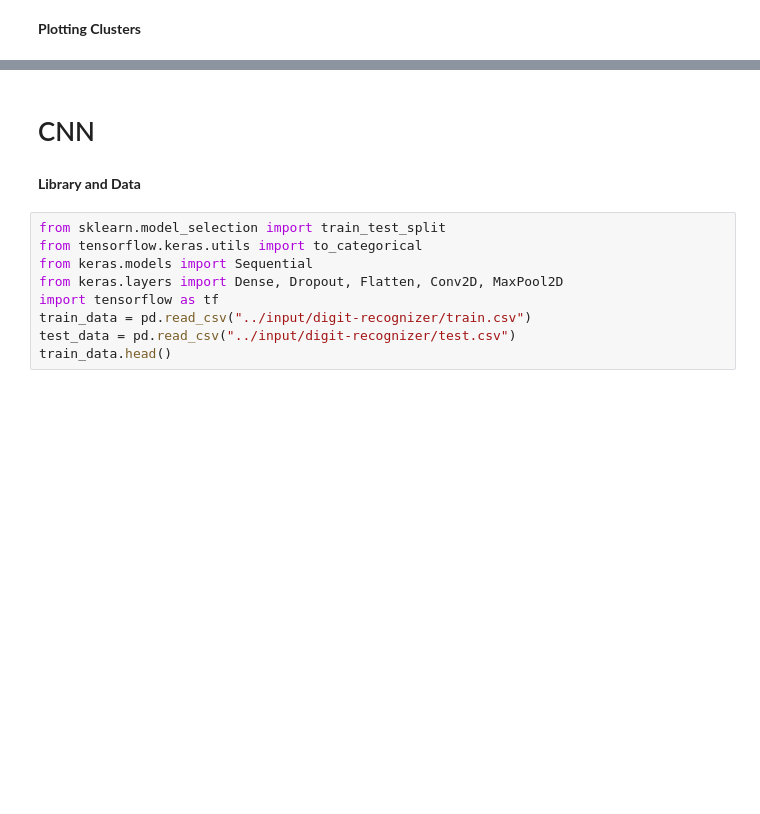
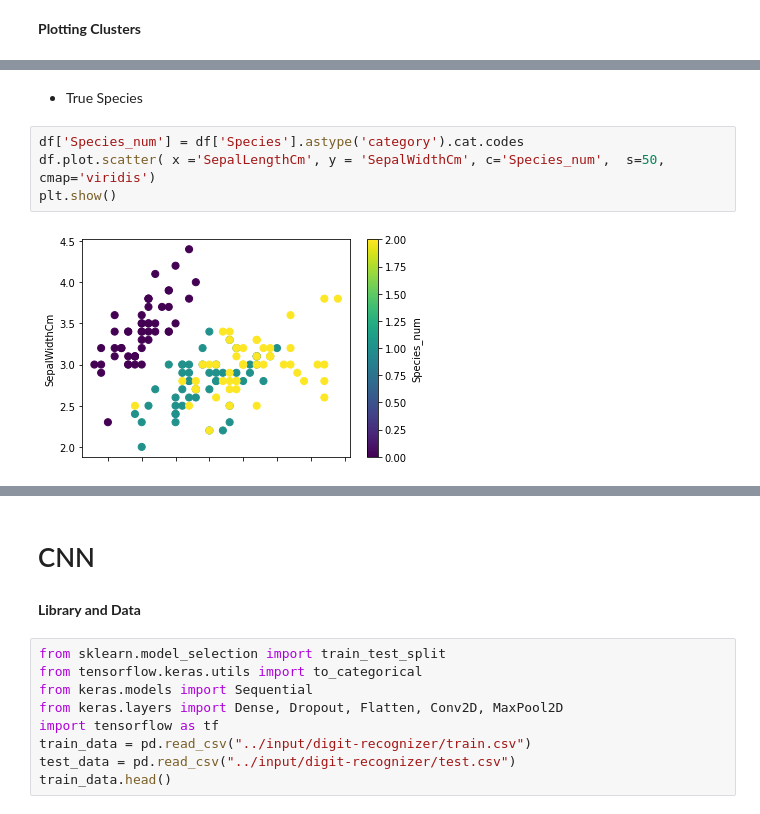
Before and after one commit to juntaoduan/Data-science-best-resources, a Jupyter notebook: applied-machine-learning.ipynb, the cells around one changed output, grey strips where cells are left out. Saved outputs shown, nothing was run; the diff lists cells and outputs as text; blank space fills up the shorter version.

```diff
--- a/applied-machine-learning.ipynb
+++ b/applied-machine-learning.ipynb
@@ -1283,0 +1322,8 @@ km.cluster_label.unique()
+# %% [markdown]
+- True Species
+# %%
+df['Species_num'] = df['Species'].astype('category').cat.codes
+df.plot.scatter( x ='SepalLengthCm', y = 'SepalWidthCm', c='Species_num',  s=50, cmap='viridis')
+plt.show()
+# %% [output]
+[figure, added]
```
Also changed, not shown: parts of 11 cells of this notebook.
